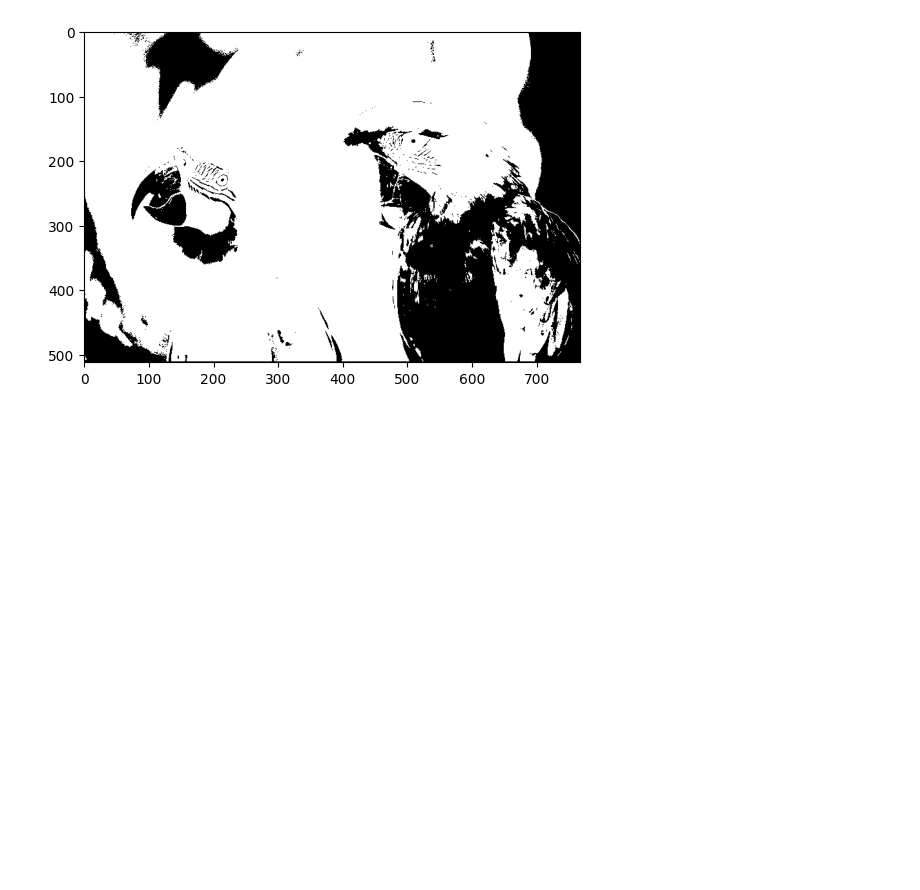
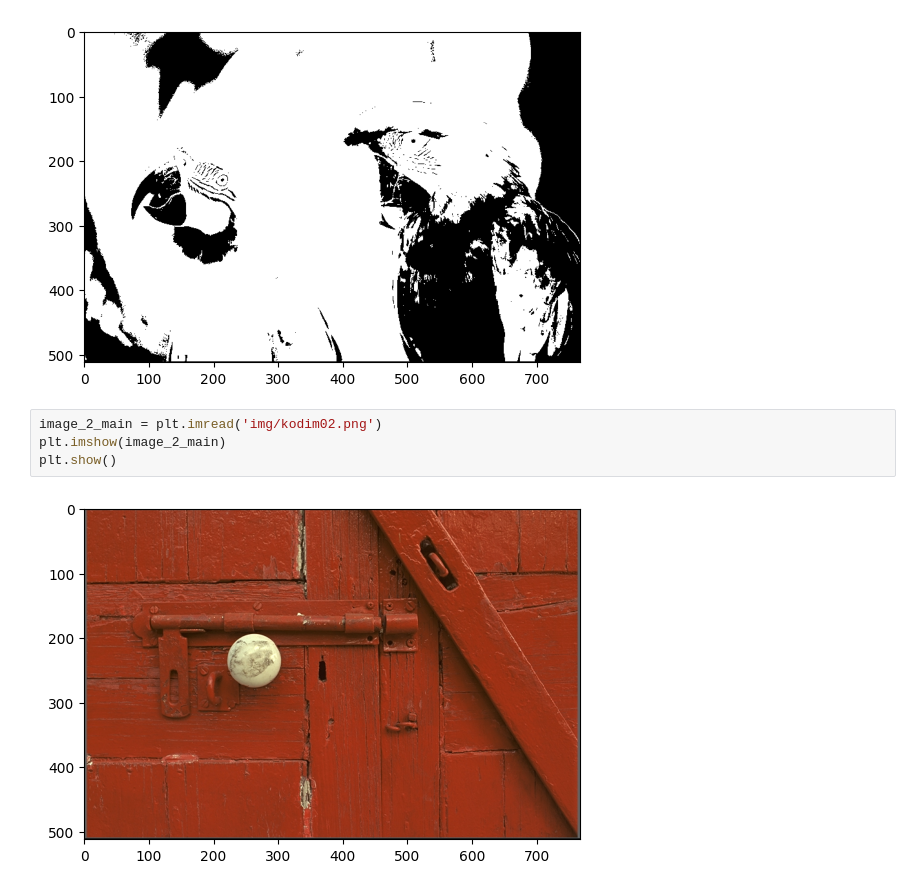
Before and after one commit to LezuLezu/IROB_ML, a Jupyter notebook: PortfolioBestanden/Week_1/opdracht_1_portfolio.ipynb, the cells around one changed output. Saved outputs shown, nothing was run; the diff lists cells and outputs as text; blank space fills up the shorter version.

```diff
--- a/PortfolioBestanden/Week_1/opdracht_1_portfolio.ipynb
+++ b/PortfolioBestanden/Week_1/opdracht_1_portfolio.ipynb
@@ -71,3 +74,9 @@ plt.imshow(new_greyImage,cmap='gray')
 plt.show()
 # %% [output]
 [figure]
+# %%
+image_2_main = plt.imread('img/kodim02.png')
+plt.imshow(image_2_main)
+plt.show()
+# %% [output]
+[figure, added]
```
Also changed, not shown: parts of 1 cell of this notebook, 3 other files.
